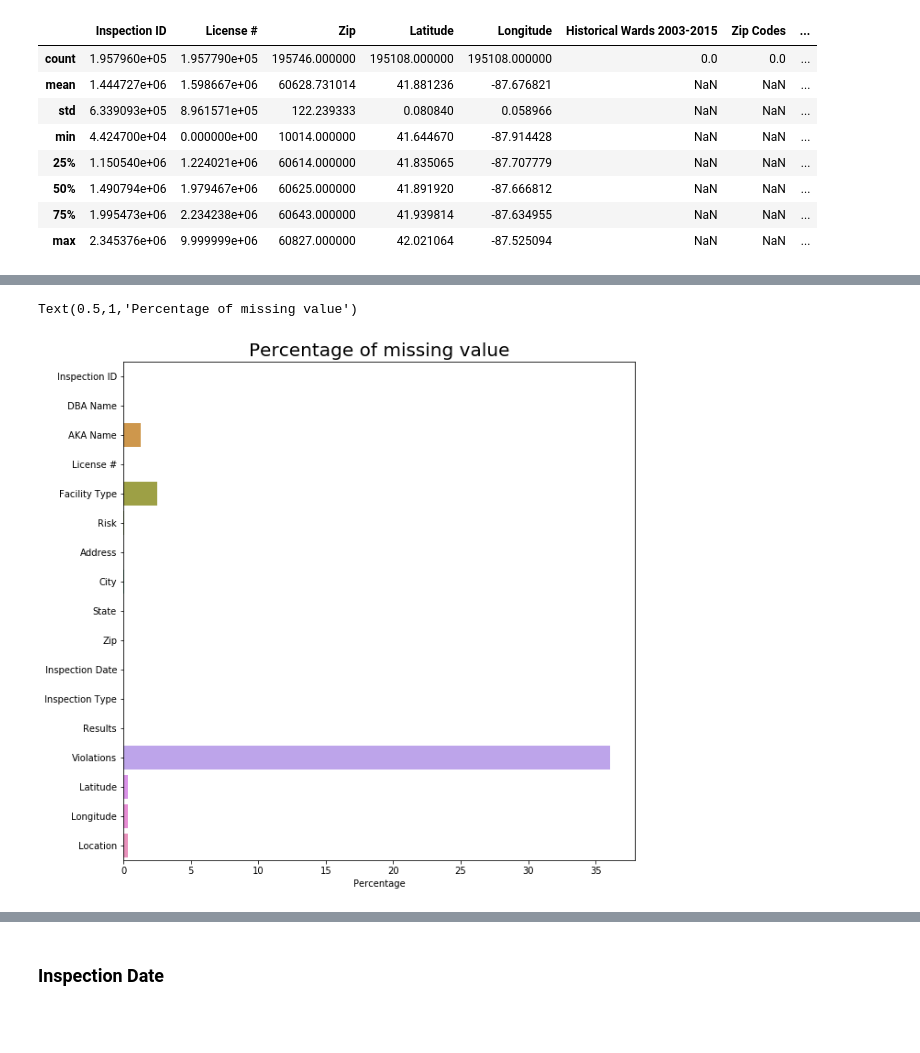
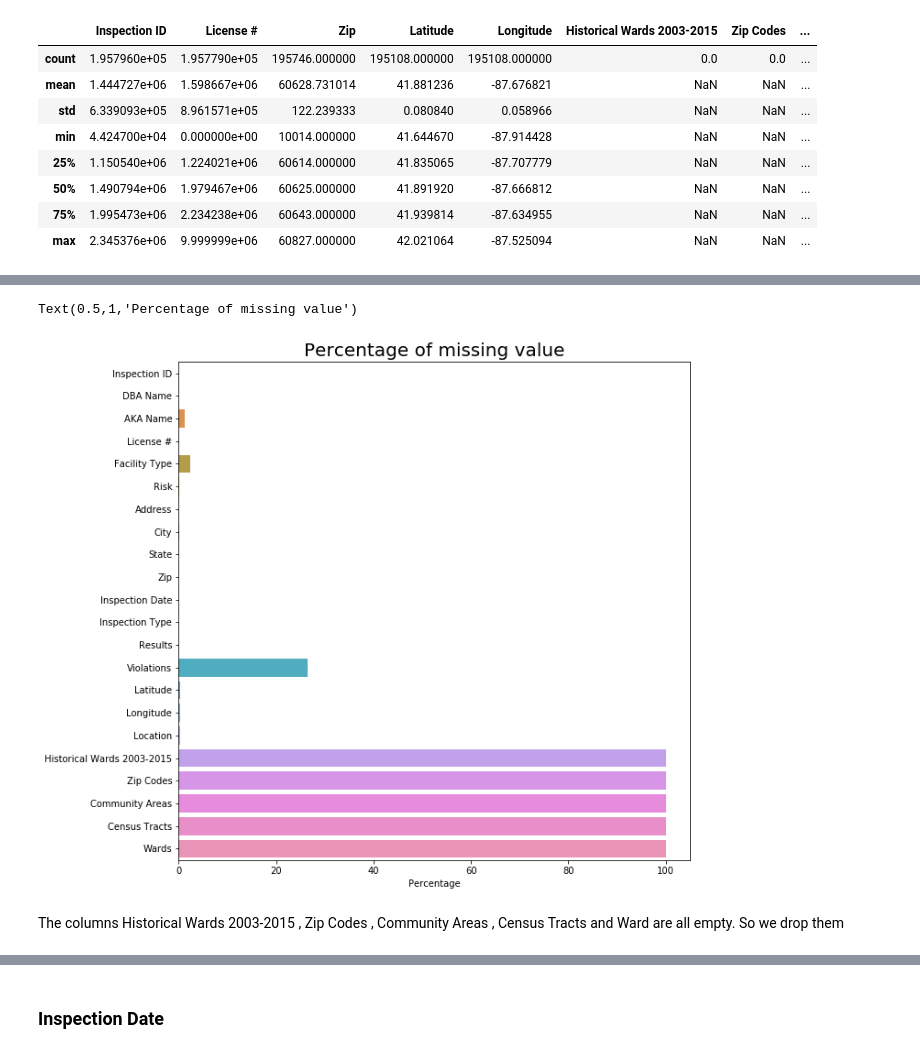
Before and after one commit to Kaabachi/project-ada, a Jupyter notebook: Untitled1.ipynb, the cells around one changed output, grey strips where cells are left out. Cells and saved outputs as stored; diff of their text form; code cells hidden in the pictures; blank space fills up the shorter version.

```diff
--- a/Untitled1.ipynb
+++ b/Untitled1.ipynb
@@ -32,10 +42,12 @@ data.head()
+# %%
+plt.figure(figsize=(10,10))
+sns.barplot(x=data.isnull().sum()* 100 /len(data),y=data.isnull().sum().index)
+plt.xlabel("Percentage")
+plt.title("Percentage of missing value",size=20)
+# %% [output]
+Text(0.5,1,'Percentage of missing value')
+[figure, added]
+# %% [markdown]
+The columns Historical Wards 2003-2015 , Zip Codes , Community Areas , Census Tracts and Ward are all empty. So we drop them
 # %%
 data = data.drop(columns=["Historical Wards 2003-2015","Zip Codes", "Community Areas", "Census Tracts", "Wards"])
-# %%
-plt.figure(figsize=(10,10))
-sns.barplot(x=data.isnull().sum()* 100 /data.count(),y=data.isnull().sum().index)
-plt.xlabel("Percentage")
-plt.title("Percentage of missing value",size=20)
-# %% [output]
-Text(0.5,1,'Percentage of missing value')
-[figure, removed]
```
Also changed, not shown: parts of 110 cells of this notebook.
